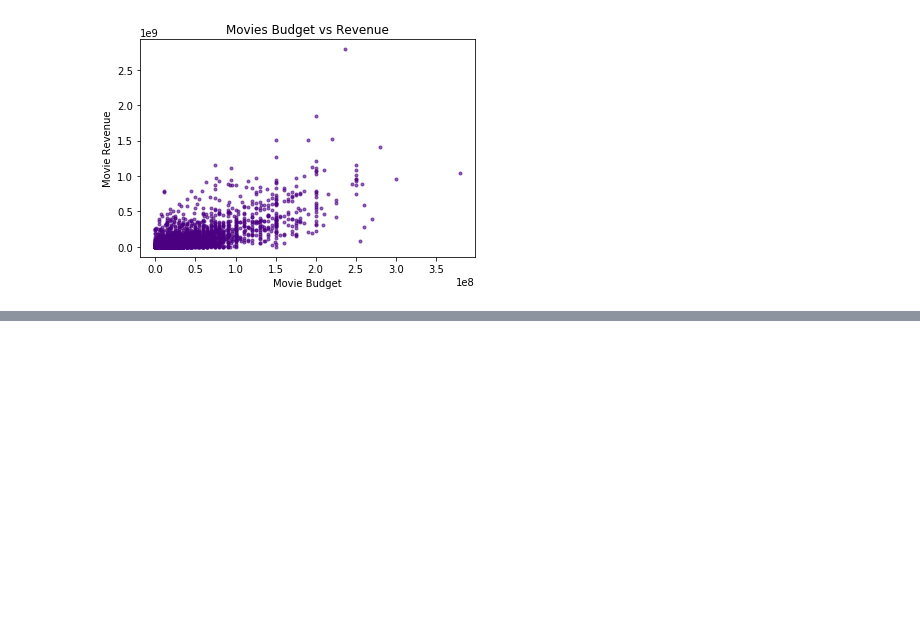
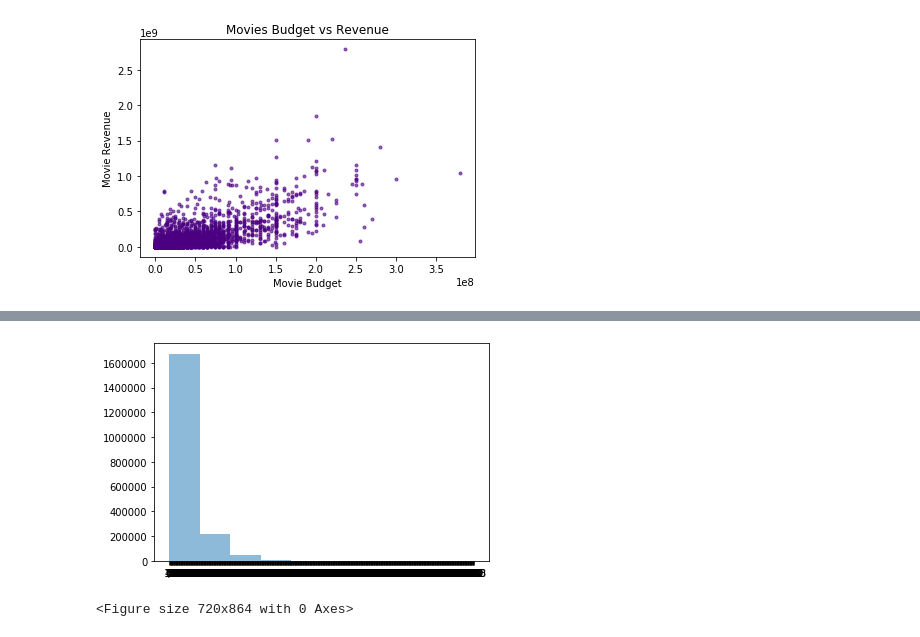
Before and after one commit to AlejandraRosa/final_project, a Jupyter notebook: notebooks/plots_ar.ipynb, the cells around one changed output, grey strips where cells are left out. Saved outputs shown, nothing was run; the diff lists cells and outputs as text; code cells hidden in the pictures; blank space fills up the shorter version.

```diff
--- a/notebooks/plots_ar.ipynb
+++ b/notebooks/plots_ar.ipynb
@@ -429,0 +473,11 @@ plt.scatter(x, y,alpha=0.6, marker ='.')
+# %%
+x = title_ratings_merged['runtimeMinutes']
+y = title_ratings_merged['averageRating'].mean()
+
+
+plt.bar(x, y alpha=0.5)
+plt.figure(figsize=(10,12))
+plt.show()
+# %% [output]
+[figure, added]
+<Figure size 720x864 with 0 Axes>
```
Also changed, not shown: parts of 10 cells of this notebook.
